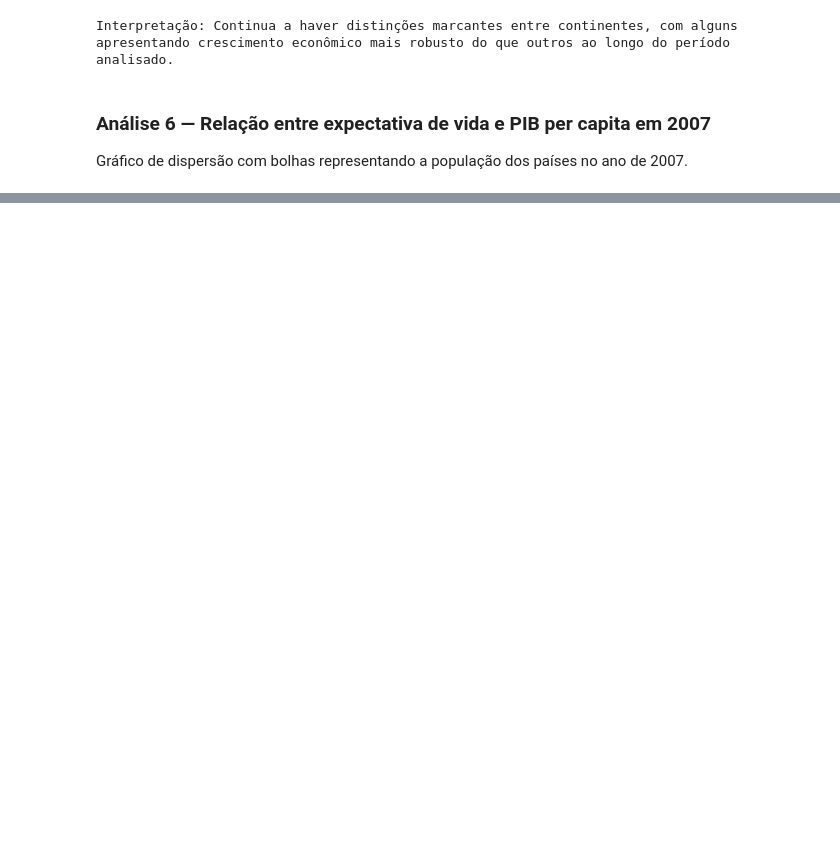
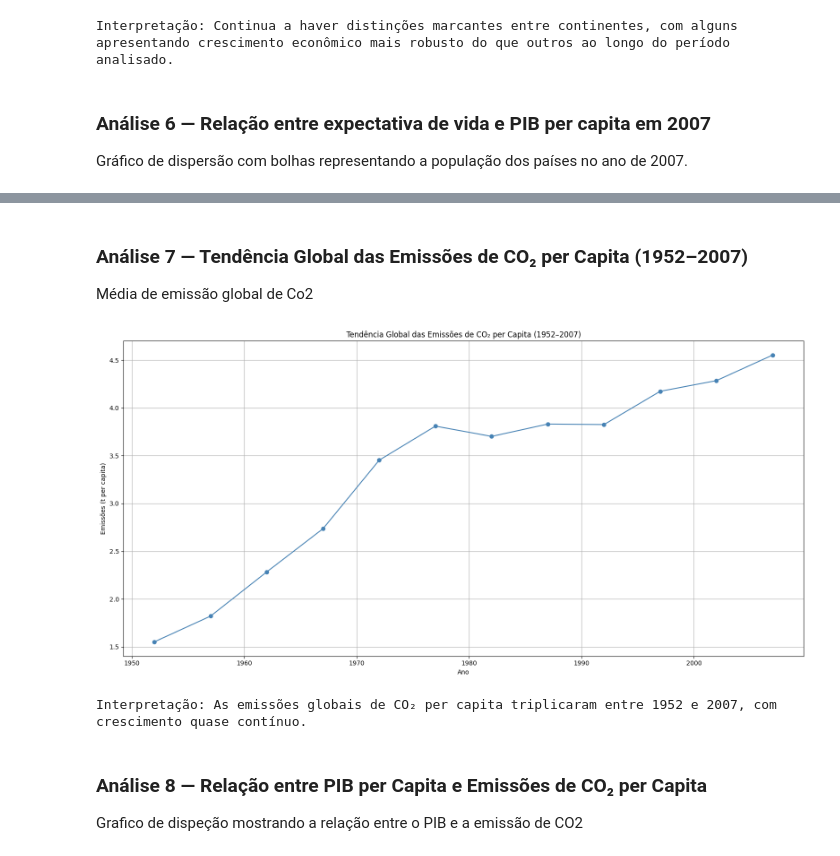
Before and after one commit to kadupenido/python-cd-avaliacao-final-grupo-5, a Jupyter notebook: notebooks/grupo_5_projeto_gapminder.ipynb, the cells around one changed output, grey strips where cells are left out. Saved outputs shown, nothing was run; the diff lists cells and outputs as text; code cells hidden in the pictures; blank space fills up the shorter version.

Commit message:
Inclusão de analises de emissões de co2

```diff
--- a/notebooks/grupo_5_projeto_gapminder.ipynb
+++ b/notebooks/grupo_5_projeto_gapminder.ipynb
@@ -209 +258,23 @@ print('Interpretação: Observa-se correlação positiva entre PIB per capita e
 Interpretação: Observa-se correlação positiva entre PIB per capita e expectativa de vida, com países de maior renda apresentando, em geral, maior expectativa de vida. No entanto, há exceções e variaçõ ...
+# %% [markdown]
+### Análise 7 — Tendência Global das Emissões de CO₂ per Capita (1952–2007)
+
+Média de emissão global de Co2
+# %%
+# Análise 7
+
+# Cálculo da média global de emissões de CO2 per capita por ano
+ds_co2_global = ds_limpo.groupby('year')['co2_per_capita'].mean().reset_index()
+
+#Plotagem do gráfico de linhas mostrando a emissão de co2 global ao longo dos anos
+graficos.plotar_grafico_linhas(ds_co2_global, 'year', 'co2_per_capita', None, 'Tendência Global das Emissões de CO₂ per Capita (1952–2007)', 'Ano', 'Emissões (t per capita)')
+
+#Interpretação
+print('Interpretação: As emissões globais de CO₂ per capita triplicaram entre 1952 e 2007, com crescimento quase contínuo.')
+# %% [output]
+[figure, added]
+Interpretação: As emissões globais de CO₂ per capita triplicaram entre 1952 e 2007, com crescimento quase contínuo.
+# %% [markdown]
+### Análise 8 — Relação entre PIB per Capita e Emissões de CO₂ per Capita
+
+Grafico de dispeção mostrando a relação entre o PIB e a emissão de CO2
```
Also changed, not shown: parts of 13 cells of this notebook.
